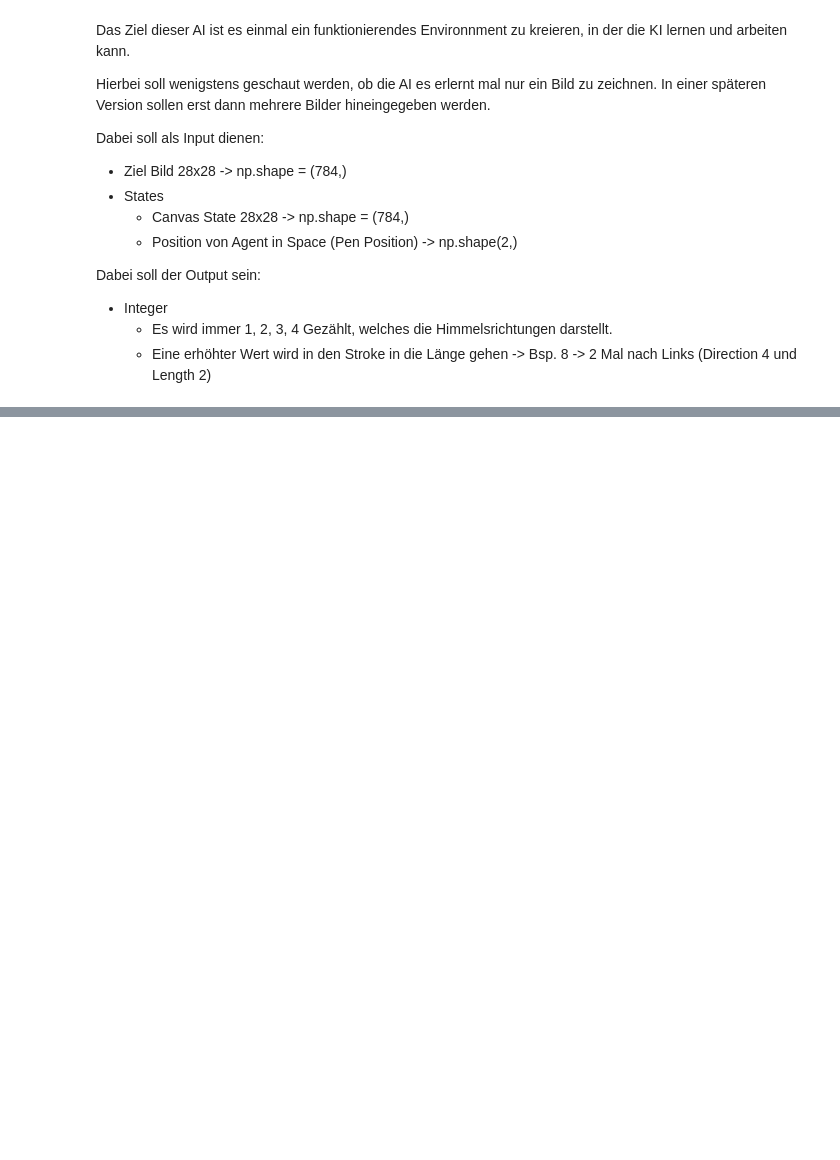
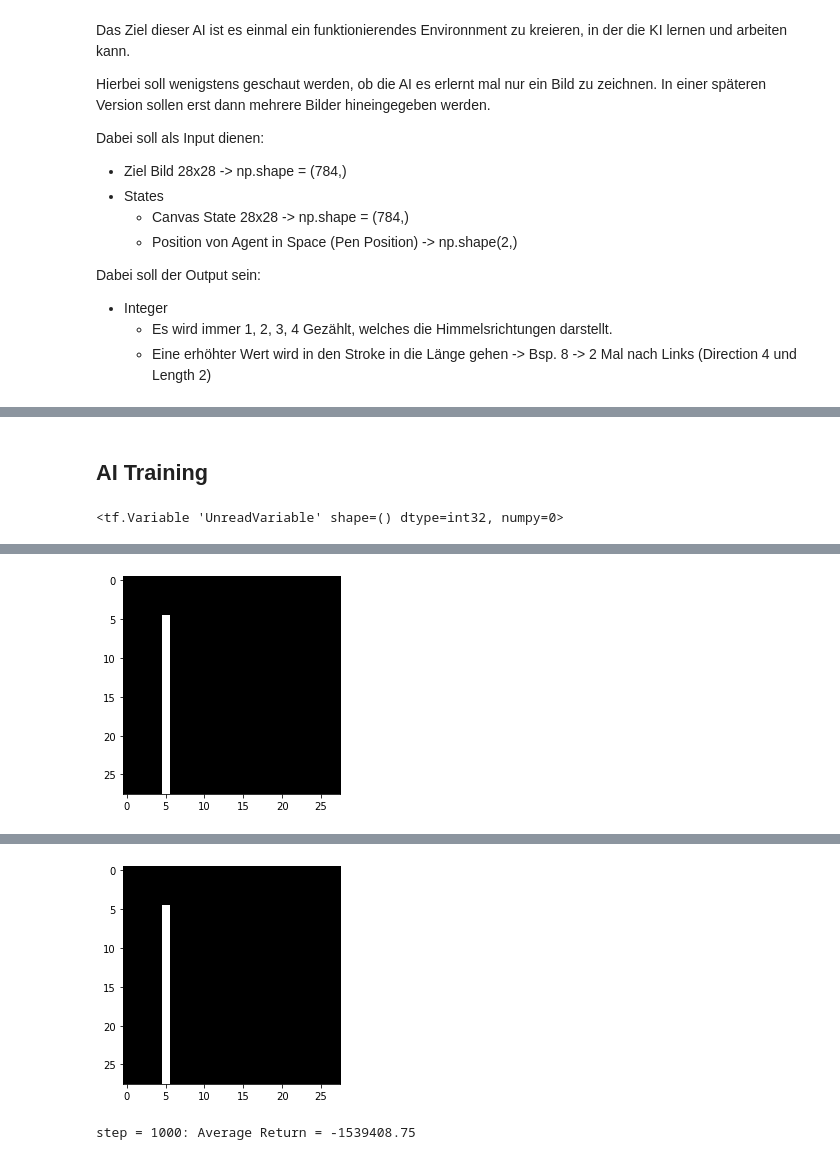
Before and after one commit to LarsZauberer/ReSketch, a Jupyter notebook: experiments/mnistdrawing1_0/mnistdrawing1.0.ipynb, the cells around one changed output, grey strips where cells are left out. Saved outputs shown, nothing was run; the diff lists cells and outputs as text; code cells hidden in the pictures; blank space fills up the shorter version.

```diff
--- a/experiments/mnistdrawing1_0/mnistdrawing1.0.ipynb
+++ b/experiments/mnistdrawing1_0/mnistdrawing1.0.ipynb
@@ -51,0 +221,3 @@ import reverb
+# %%
+iterator = iter(dataset)
+print(iterator)
@@ -51,0 +251,38 @@ import reverb
+# %% [markdown]
+## AI Training
+# %%
+agent.train = common.function(agent.train)
+agent.train_step_counter.assign(0)
+# %% [output]
+<tf.Variable 'UnreadVariable' shape=() dtype=int32, numpy=0>
+# %%
+time_step = env_py.reset()
+# %%
+# Create a driver to collect experience.
+collect_driver = py_driver.PyDriver(
+    env_py,
+    py_tf_eager_policy.PyTFEagerPolicy(
+        agent.collect_policy, use_tf_function=True),
+    [rb_observer],
+    max_steps=1)
+# %%
+returns = []
+for _ in range(1000):
+
+  # Collect a few steps and save to the replay buffer.
+  time_step, _ = collect_driver.run(time_step)
+
+  # Sample a batch of data from the buffer and update the agent's network.
+  experience, unused_info = next(iterator)
+  train_loss = agent.train(experience).loss
+
+  step = agent.train_step_counter.numpy()
+
+  if step % 10 == 0:
+    print('step = {0}: loss = {1}'.format(step, train_loss))
+
+  if step % 500 == 0:
+    avg_return = compute_avg_return(env, agent.policy, 10)
+    print('step = {0}: Average Return = {1}'.format(step, avg_return))
+    returns.append(avg_return)
+# %% [output]
@@ -51,0 +306 @@ import reverb
+[figure, added]
@@ -51,0 +324,2 @@ import reverb
+[figure, added]
+step = 1000: Average Return = -1539408.75
```
Also changed, not shown: parts of 24 cells of this notebook, 2 other files.
